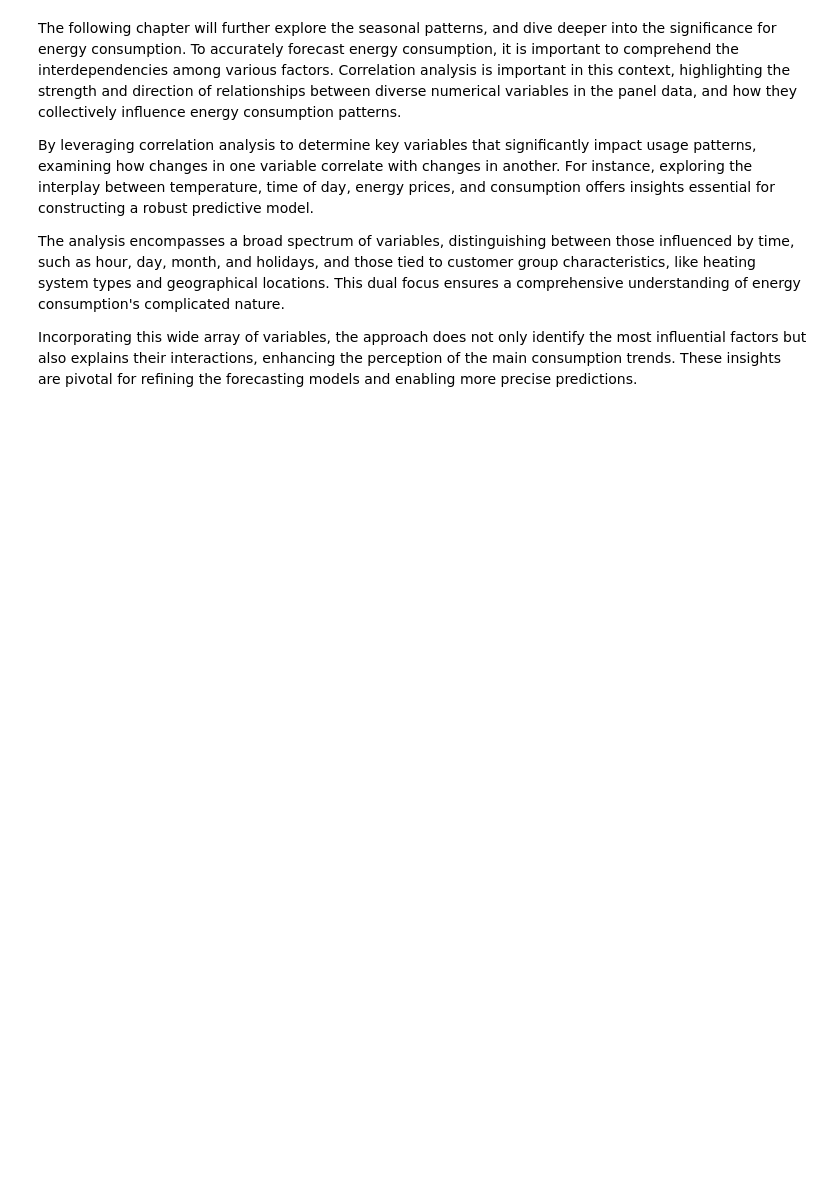
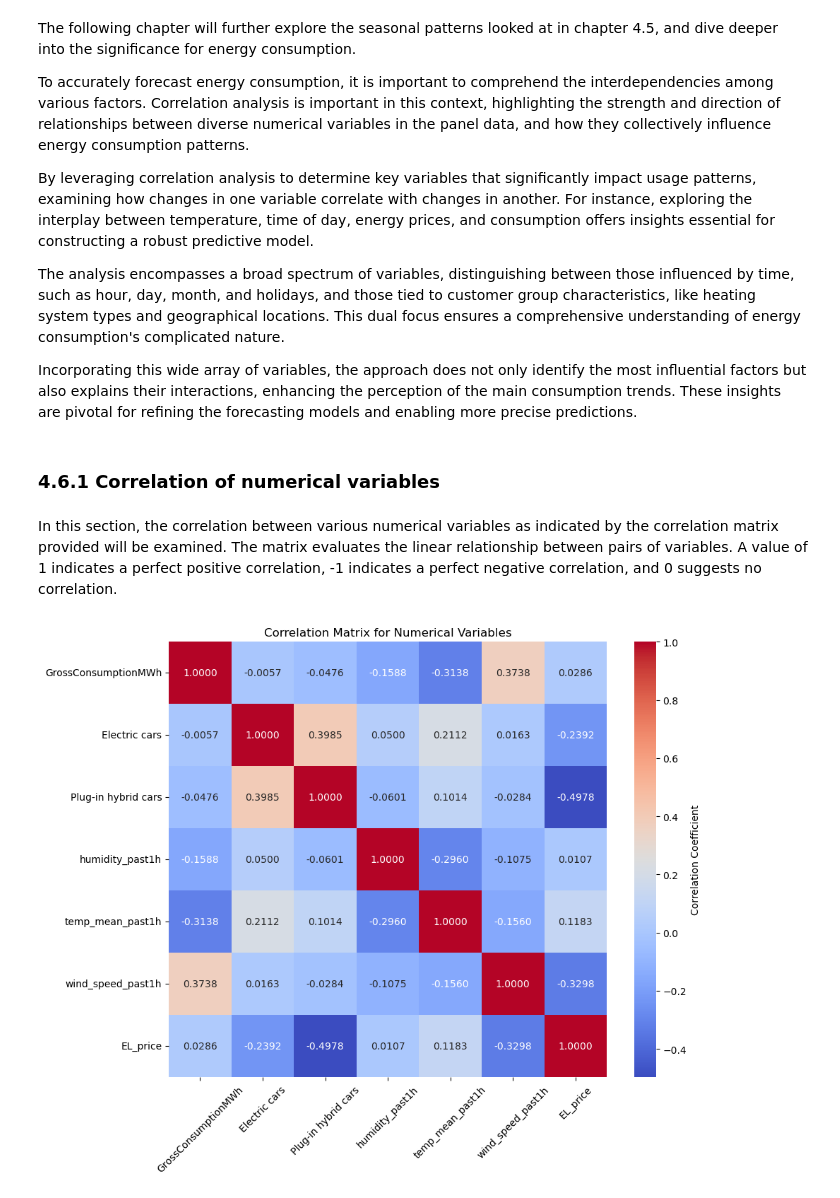
Before and after one commit to madsh0402/Forecasting-energy-consumption, a Jupyter notebook: Data Analysis/Correlation Analysis.ipynb, the cells around one changed output. Saved outputs shown, nothing was run; the diff lists cells and outputs as text; code cells hidden in the pictures; blank space fills up the shorter version.

Commit message:
add correlation

```diff
--- a/Data Analysis/Correlation Analysis.ipynb
+++ b/Data Analysis/Correlation Analysis.ipynb
@@ -1,5 +20,6 @@
 # %% [markdown]
-The following chapter will further explore the seasonal patterns, and dive deeper into the significance for energy consumption.
+The following chapter will further explore the seasonal patterns looked at in chapter 4.5, and dive deeper into the significance for energy consumption.
+
 To accurately forecast energy consumption, it is important to comprehend the interdependencies among various factors. Correlation analysis is important in this context, highlighting the strength and direction of relationships between diverse numerical variables in the panel data, and how they collectively influence energy consumption patterns.
 
 By leveraging correlation analysis to determine key variables that significantly impact usage patterns, examining how changes in one variable correlate with changes in another. For instance, exploring the interplay between temperature, time of day, energy prices, and consumption offers insights essential for constructing a robust predictive model.
@@ -7,3 +27,29 @@ By leveraging correlation analysis to determine key variables that significantly
 The analysis encompasses a broad spectrum of variables, distinguishing between those influenced by time, such as hour, day, month, and holidays, and those tied to customer group characteristics, like heating system types and geographical locations. This dual focus ensures a comprehensive understanding of energy consumption's complicated nature.
 
 Incorporating this wide array of variables, the approach does not only identify the most influential factors but also explains their interactions, enhancing the perception of the main consumption trends. These insights are pivotal for refining the forecasting models and enabling more precise predictions.
+# %%
+df = pd.read_csv("C:/Users/madsh/OneDrive/Dokumenter/kandidat/Fællesmappe/Forecasting-energy-consumption/Data Cleaning/output_file.csv", encoding="utf-8")
+# %% [markdown]
+### 4.6.1 Correlation of numerical variables
+# %% [markdown]
+In this section, the correlation between various numerical variables as indicated by the correlation matrix provided will be examined. The matrix evaluates the linear relationship between pairs of variables. A value of 1 indicates a perfect positive correlation, -1 indicates a perfect negative correlation, and 0 suggests no correlation.
+# %%
+# Assuming agg_timeseries is your loaded DataFrame with the time-series data
+# Select only the numerical columns for the correlation matrix
+numerical_columns = ['GrossConsumptionMWh', 'Electric cars', 'Plug-in hybrid cars', 'humidity_past1h', 'temp_mean_past1h',
+                     'wind_speed_past1h', 'EL_price']
+numerical_data_timeseries  = df[numerical_columns]
+
+# Calculate the correlation matrix
+correlation_matrix_timeseries  = numerical_data_timeseries.corr()
+
+
+# Visualize the correlation matrix
+plt.figure(figsize=(10, 8))
+sns.heatmap(correlation_matrix_timeseries, annot=True, fmt=".4f", cmap='coolwarm',
+            cbar_kws={'label': 'Correlation Coefficient'})
+plt.title('Correlation Matrix for Numerical Variables')
+plt.xticks(rotation=45)  # Rotating the x-axis labels to 45 degrees
+plt.show()
+# %% [output]
+[figure, added]
```
Also changed, not shown: parts of 22 cells of this notebook.
